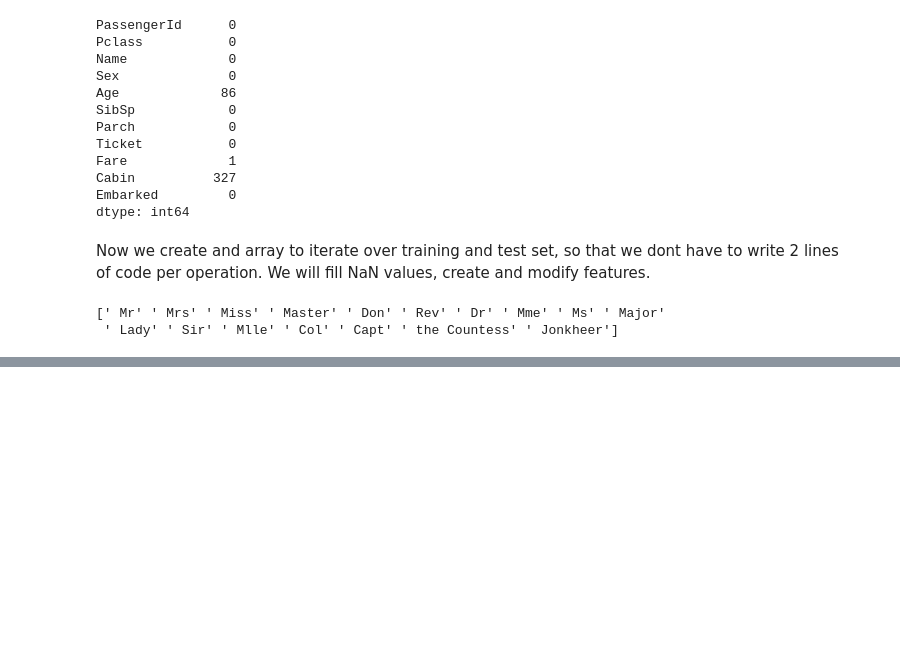
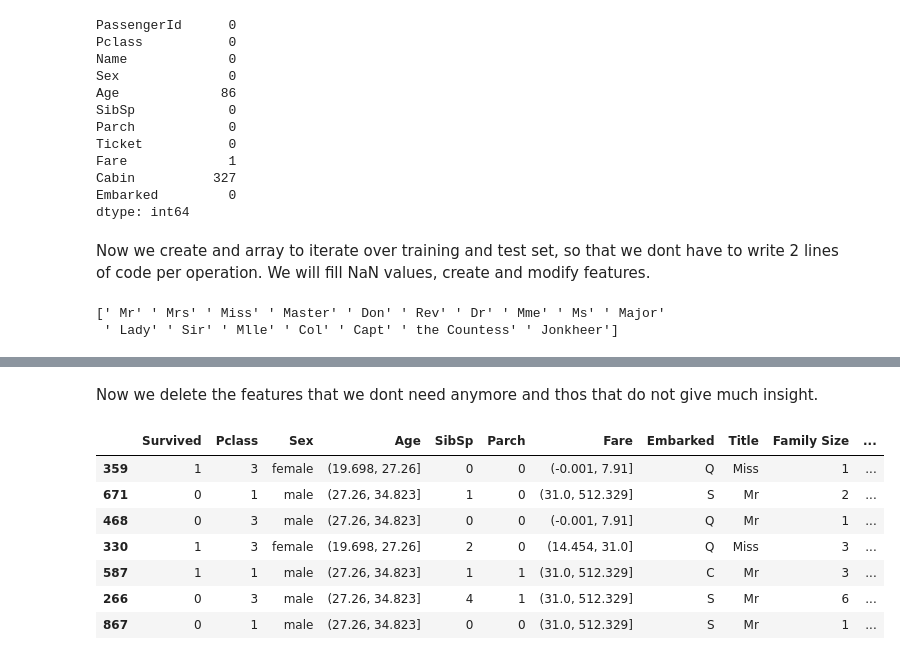
Before and after one commit to WencesVillegasMarset/KaggleChallenges, a Jupyter notebook: Titanic Challenge.ipynb, the cells around one changed output, grey strips where cells are left out. Saved outputs shown, nothing was run; the diff lists cells and outputs as text; code cells hidden in the pictures; blank space fills up the shorter version.

```diff
--- a/Titanic Challenge.ipynb
+++ b/Titanic Challenge.ipynb
@@ -123,0 +115,26 @@ TypeError: unsupported operand type(s) for &: 'str' and 'bool'
+# %%
+for dataset in dataset_array:
+    # create family size feature
+    dataset['Family Size'] = dataset['SibSp'] + dataset['Parch'] + 1
+    # set 0 to those samples that have family size greater than 1
+    dataset['isAlone'] = np.where(dataset['Family Size'] > 1, 0, 1)
+    # cut the fare feature into 4 bins
+    dataset['Fare'] = pd.qcut(dataset['Fare'], 4)
+    # cut the age feature into 5 bins, we use cut because age has a more even distribution
+    dataset['Age'] = pd.cut(dataset['Age'], 5)
+# %% [markdown]
+Now we delete the features that we dont need anymore and thos that do not give much insight.
+# %%
+feature_drop = ['PassengerId', 'Name', 'Ticket', 'Cabin']
+for dataset in dataset_array:
+    dataset.drop(feature_drop, axis=1, inplace=True)
+train_data.sample(7)
+# %% [output]
+|  | Survived | Pclass | Sex | Age | SibSp | Parch | Fare | Embarked | Title | Family Size | ... |
+| 359 | 1 | 3 | female | (19.698, 27.26] | 0 | 0 | (-0.001, 7.91] | Q | Miss | 1 | ... |
+| 671 | 0 | 1 | male | (27.26, 34.823] | 1 | 0 | (31.0, 512.329] | S | Mr | 2 | ... |
+| 468 | 0 | 3 | male | (27.26, 34.823] | 0 | 0 | (-0.001, 7.91] | Q | Mr | 1 | ... |
+| 330 | 1 | 3 | female | (19.698, 27.26] | 2 | 0 | (14.454, 31.0] | Q | Miss | 3 | ... |
+| 587 | 1 | 1 | male | (27.26, 34.823] | 1 | 1 | (31.0, 512.329] | C | Mr | 3 | ... |
+| 266 | 0 | 3 | male | (27.26, 34.823] | 4 | 1 | (31.0, 512.329] | S | Mr | 6 | ... |
+| 867 | 0 | 1 | male | (27.26, 34.823] | 0 | 0 | (31.0, 512.329] | S | Mr | 1 | ... |
```
Also changed, not shown: parts of 11 cells of this notebook.
